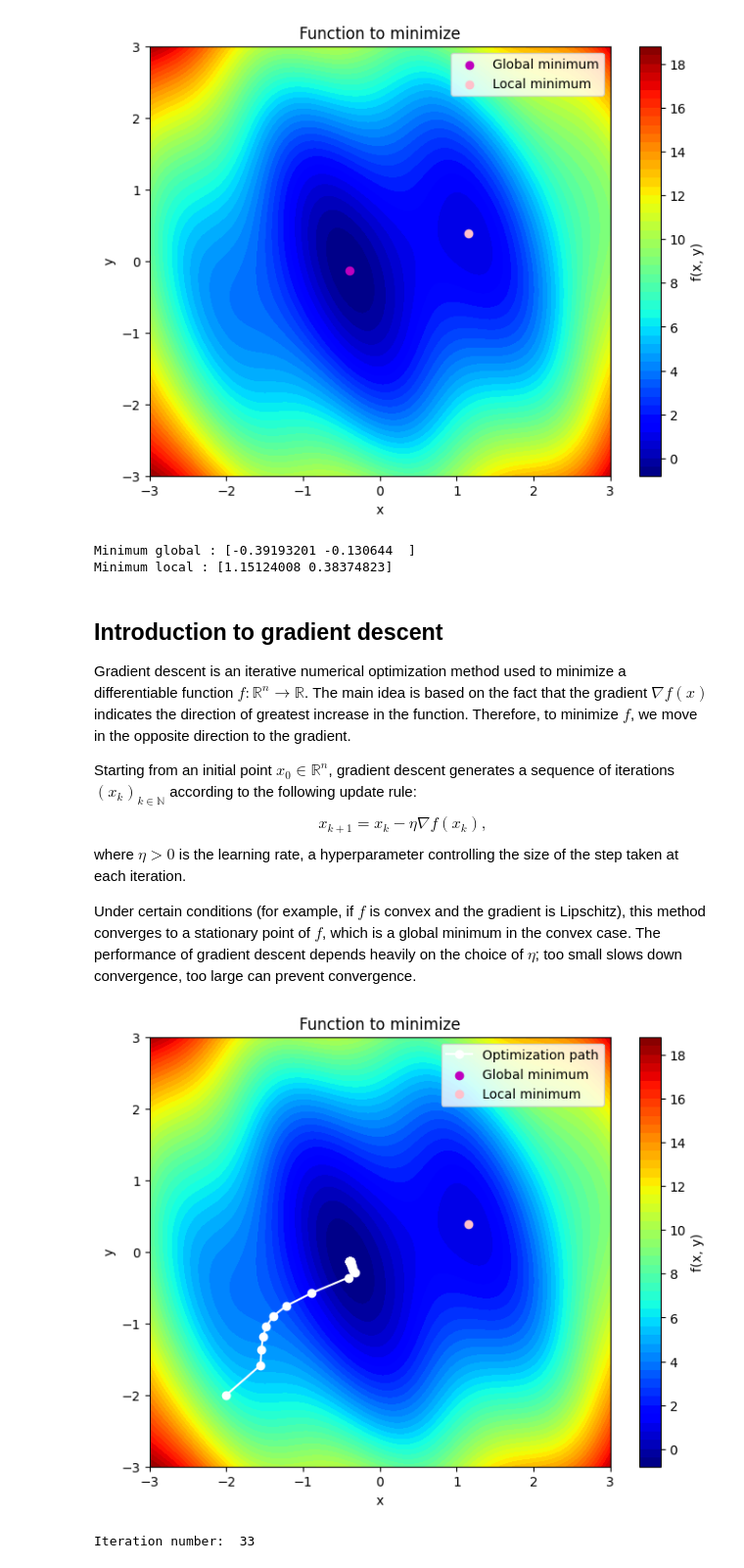
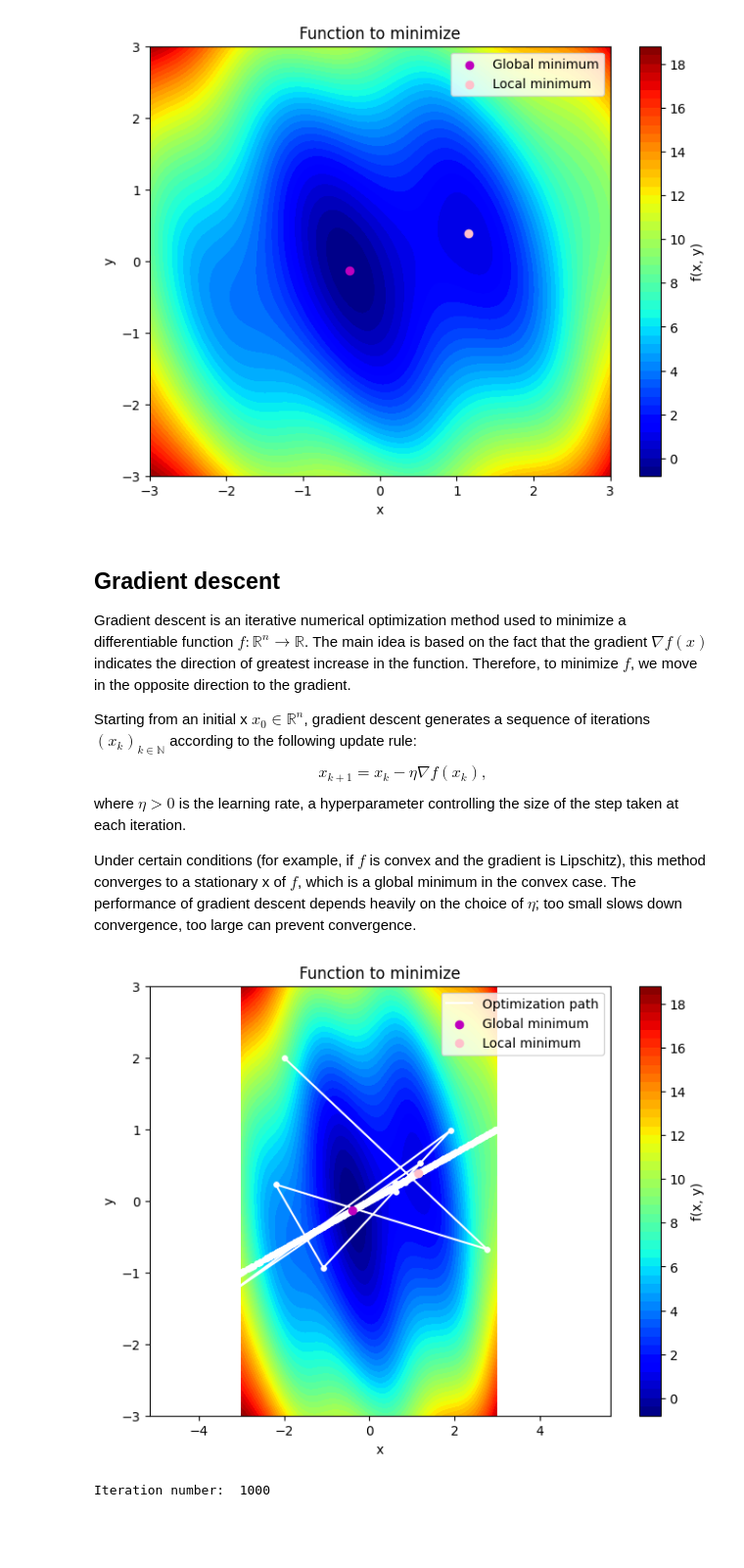
Before and after one commit to arthurmath/Kaggle_notebooks, a Jupyter notebook: optimization.ipynb, the cells around one changed output. Shown at 98% size. Cells and saved outputs as stored; diff of their text form; code cells hidden in the pictures; blank space fills up the shorter version.

```diff
--- a/optimization.ipynb
+++ b/optimization.ipynb
@@ -81,60 +88,43 @@ def plot_fonction(f, history=None):
 plot_fonction(f)
 # %% [output]
 [figure]
-# %%
-import numpy as np
-from scipy.optimize import minimize
-
-def f(xy):
-    x, y = xy
-    return x**2 + y**2 + np.sin(3*x + y)
-
-global_min = minimize(f, [0, 0])
-print("Minimum global :", global_min.x)
-
-bounds = [(1, 2), (0, 1)]
-local_min = minimize(f, [1.5, 0.5], bounds=bounds)
-print("Minimum local :", local_min.x)
-# %% [output]
-Minimum global : [-0.39193201 -0.130644  ]
-Minimum local : [1.15124008 0.38374823]
 # %% [markdown]
-## Introduction to gradient descent
+## Gradient descent
 
 Gradient descent is an iterative numerical optimization method used to minimize a differentiable function $ f : \mathbb{R}^n \to \mathbb{R} $. The main idea is based on the fact that the gradient $ \nabla f(x) $ indicates the direction of greatest increase in the function. Therefore, to minimize $ f $, we move in the opposite direction to the gradient.
 
-Starting from an initial point $ x_0 \in \mathbb{R}^n $, gradient descent generates a sequence of iterations $ (x_k)_{k \in \mathbb{N}} $ according to the following update rule:
+Starting from an initial x $ x_0 \in \mathbb{R}^n $, gradient descent generates a sequence of iterations $ (x_k)_{k \in \mathbb{N}} $ according to the following update rule:
 $$
 x_{k+1} = x_k - \eta \nabla f(x_k),
 $$
 where $ \eta > 0 $ is the learning rate, a hyperparameter controlling the size of the step taken at each iteration.
 
-Under certain conditions (for example, if $ f $ is convex and the gradient is Lipschitz), this method converges to a stationary point of $ f $, which is a global minimum in the convex case. The performance of gradient descent depends heavily on the choice of $ \eta $; too small slows down convergence, too large can prevent convergence.
+Under certain conditions (for example, if $ f $ is convex and the gradient is Lipschitz), this method converges to a stationary x of $ f $, which is a global minimum in the convex case. The performance of gradient descent depends heavily on the choice of $ \eta $; too small slows down convergence, too large can prevent convergence.
 # %%
 
-def gradient_descent(starting_point, lr=0.1, iter_max=1000):
-    point = np.array(starting_point, dtype=float)
-    history = [point.copy()]
-    res = 1e2
+def gradient_descent(x0, lr=0.1, iter_max=1000):
+    x = np.array(x0, dtype=float)
+    history = [x.copy()]
+    res = 1
     iter = 0
 
     while res > 1e-3 and iter < iter_max:
-        gradient = grad(point[0], point[1])
-        point -= lr * gradient
+        gradient = grad(x[0], x[1])
+        x -= lr * gradient
 
-        res = np.linalg.norm(global_min - point)
-        history.append(point.copy())
+        res = np.linalg.norm(global_min - x)
+        history.append(x.copy())
         iter += 1
 
     return history, iter
 
 
 
-initial_point = [1.3, -2.0]
-initial_point = [-2.0, -2.0]
-history, n_iter = gradient_descent(initial_point)
+x0 = [-2.0, 2.0]
+# x0 = [2.5, 0] # uncomment to test local minimum
+history, n_iter = gradient_descent(x0)
 plot_fonction(f, history)
 print("Iteration number: ", n_iter)
 # %% [output]
-[figure, old version]
+[figure, new version]
-Iteration number:  33
+Iteration number:  1000
```
Also changed, not shown: parts of 19 cells of this notebook.
